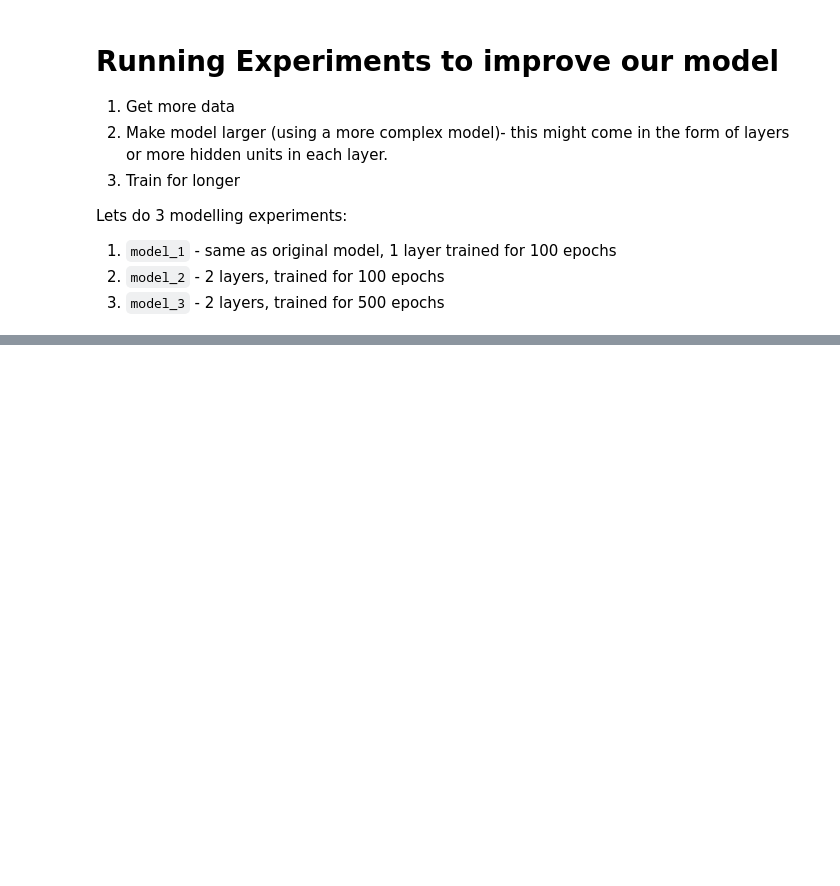
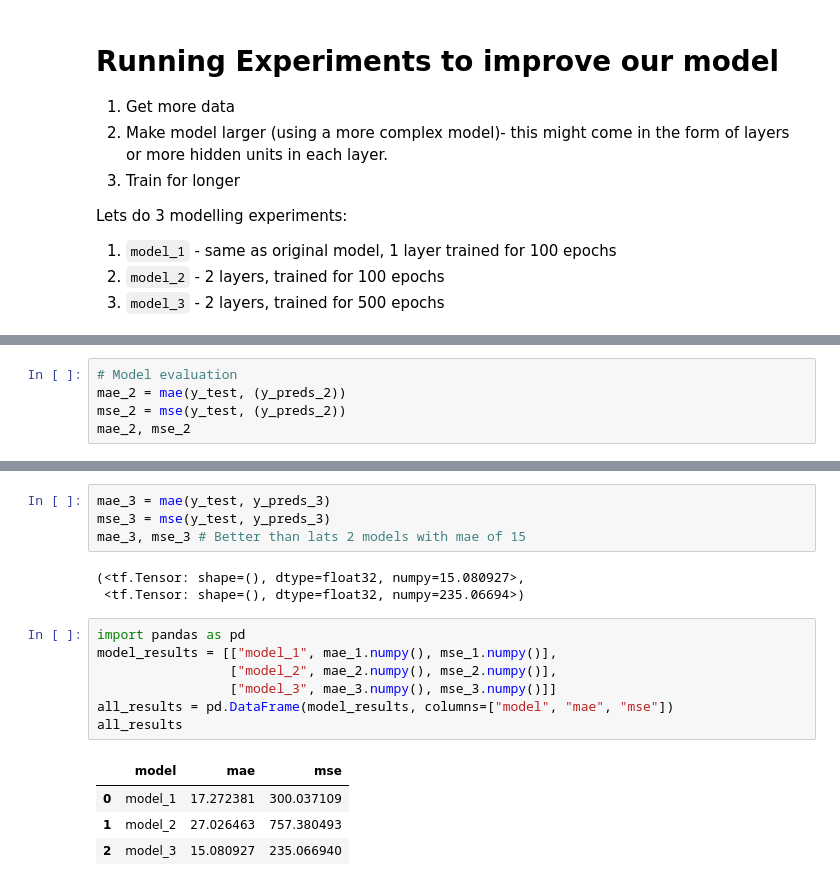
Before and after one commit to bassamadnan/tf-and-neural-network-regression, a Jupyter notebook: neural_network_regression_tf.ipynb, the cells around one changed output, grey strips where cells are left out. Cells and saved outputs as stored; diff of their text form; blank space fills up the shorter version.

```diff
--- a/neural_network_regression_tf.ipynb
+++ b/neural_network_regression_tf.ipynb
@@ -368,0 +387,5 @@ Lets do 3 modelling experiments:
+# %%
+# Model evaluation
+mae_2 = mae(y_test, (y_preds_2))
+mse_2 = mse(y_test, (y_preds_2))
+mae_2, mse_2
@@ -368,0 +435,19 @@ Lets do 3 modelling experiments:
+# %%
+mae_3 = mae(y_test, y_preds_3)
+mse_3 = mse(y_test, y_preds_3)
+mae_3, mse_3 # Better than lats 2 models with mae of 15
+# %% [output]
+(<tf.Tensor: shape=(), dtype=float32, numpy=15.080927>,
+ <tf.Tensor: shape=(), dtype=float32, numpy=235.06694>)
+# %%
+import pandas as pd
+model_results = [["model_1", mae_1.numpy(), mse_1.numpy()],
+                 ["model_2", mae_2.numpy(), mse_2.numpy()],
+                 ["model_3", mae_3.numpy(), mse_3.numpy()]]
+all_results = pd.DataFrame(model_results, columns=["model", "mae", "mse"])
+all_results
+# %% [output]
+|  | model | mae | mse |
+| 0 | model_1 | 17.272381 | 300.037109 |
+| 1 | model_2 | 27.026463 | 757.380493 |
+| 2 | model_3 | 15.080927 | 235.066940 |
```
Also changed, not shown: parts of 27 cells of this notebook.
